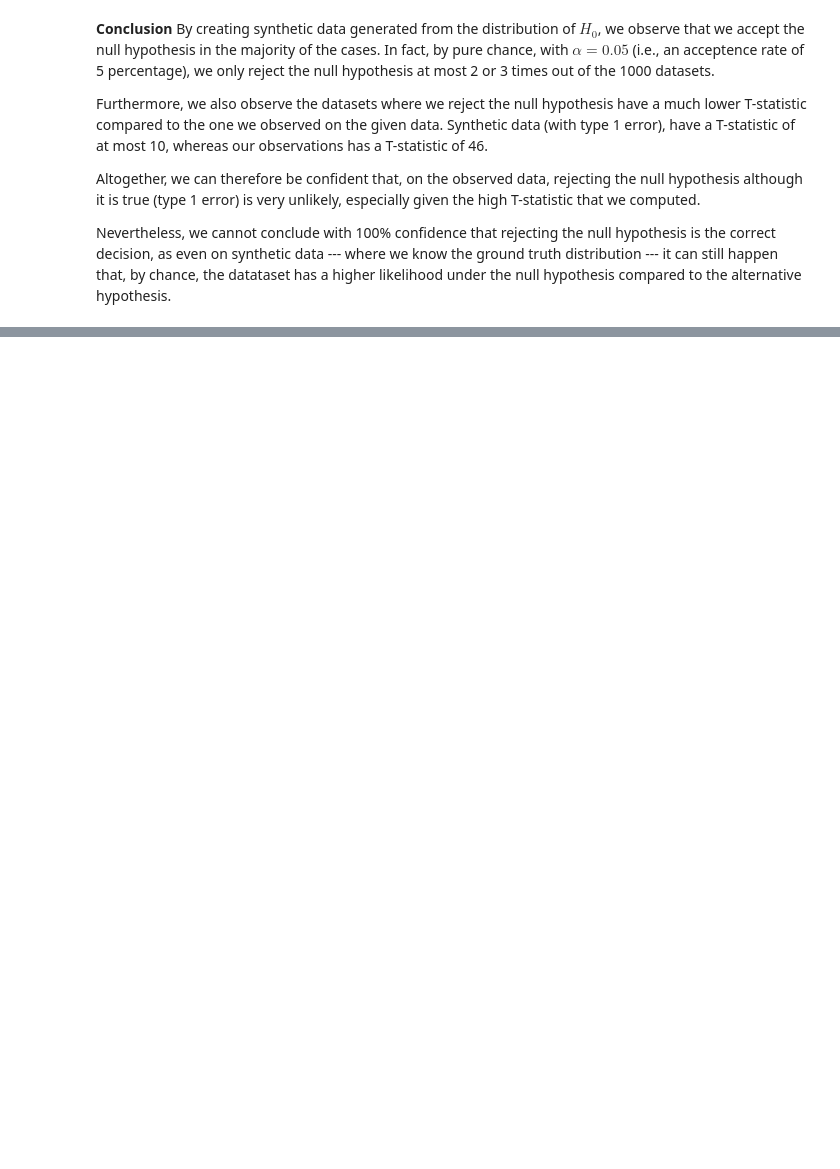
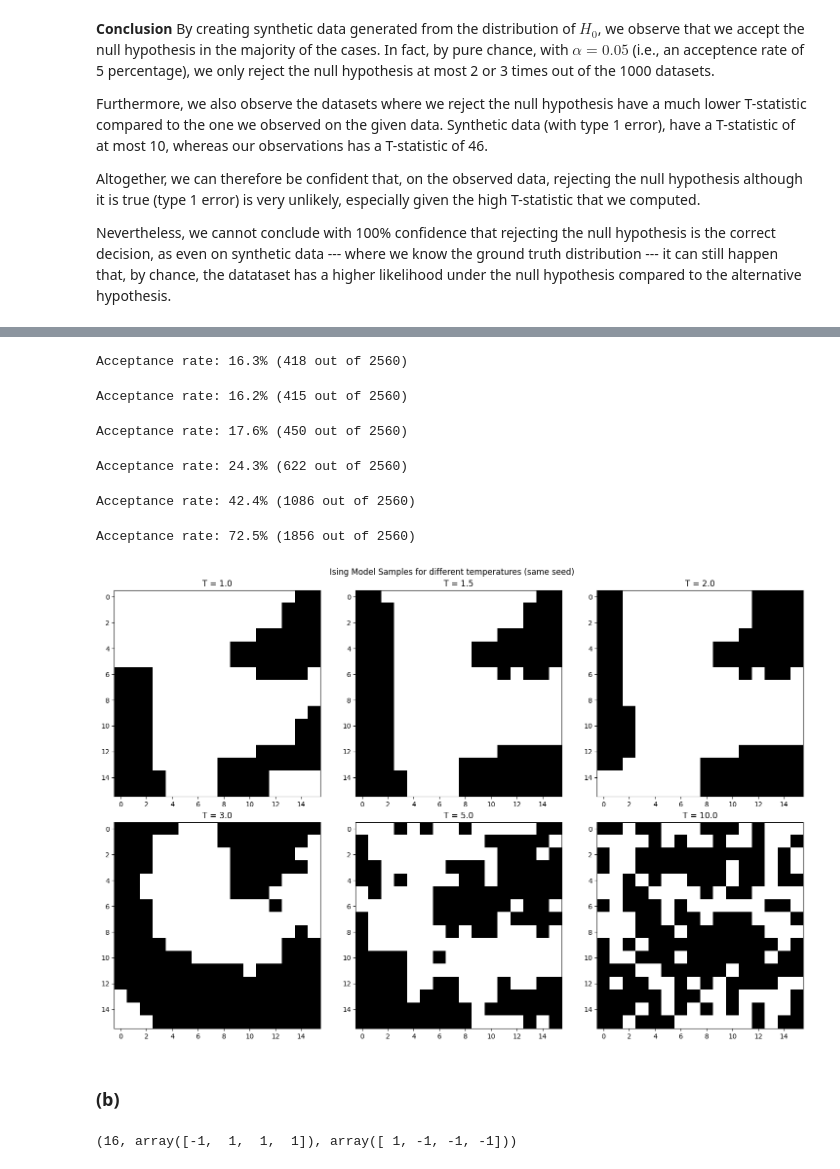
Before and after one commit to FelixCeard/Statistical-Learning-, a Jupyter notebook: sheet-01/code.ipynb, the cells around one changed output, grey strips where cells are left out. Saved outputs shown, nothing was run; the diff lists cells and outputs as text; code cells hidden in the pictures; blank space fills up the shorter version.

```diff
--- a/sheet-01/code.ipynb
+++ b/sheet-01/code.ipynb
@@ -2106,0 +2309,34 @@ Nevertheless, we cannot conclude with 100% confidence that rejecting the null hy
+# %%
+fig, ax = plt.subplots(2, 3, figsize=(15, 10))
+
+temperatures = [1.0, 1.5, 2.0, 3.0, 5.0, 10.0]
+samples_per_grid = 5
+samples_per_grid = 10
+
+width = 16
+# width = 30
+height = 16
+# height = 30
+
+for i in range(2):
+    for j in range(3):
+        np.random.seed(0)
+        temperature = temperatures[i * 3 + j]
+        model = IsingModel(width, height, random_init=True)
+        model.sample_configuration(temperature, width * height * samples_per_grid)
+        model.plot_grid(ax[i, j])
+        ax[i, j].set_title(f'T = {temperature}')
+
+fig.suptitle('Ising Model Samples for different temperatures (same seed)')
+plt.tight_layout()
+plt.show()
+# %% [output]
+Acceptance rate: 16.3% (418 out of 2560)
+Acceptance rate: 16.2% (415 out of 2560)
+Acceptance rate: 17.6% (450 out of 2560)
+Acceptance rate: 24.3% (622 out of 2560)
+Acceptance rate: 42.4% (1086 out of 2560)
+Acceptance rate: 72.5% (1856 out of 2560)
+[figure, added]
+# %% [markdown]
+### (b)
@@ -2106,0 +2361,5 @@ Nevertheless, we cannot conclude with 100% confidence that rejecting the null hy
+# %%
+configs =  compute_children(configuration, width*height - 1)
+len(configs), configs[1], configs[-2]
+# %% [output]
+(16, array([-1,  1,  1,  1]), array([ 1, -1, -1, -1]))
```
Also changed, not shown: parts of 43 cells of this notebook, 2 other files.
